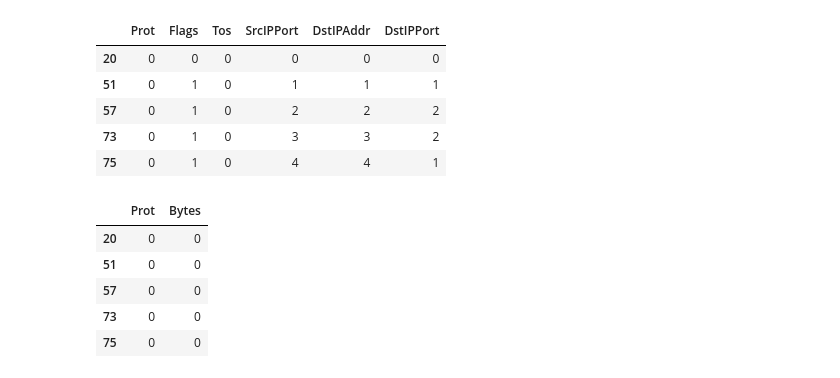
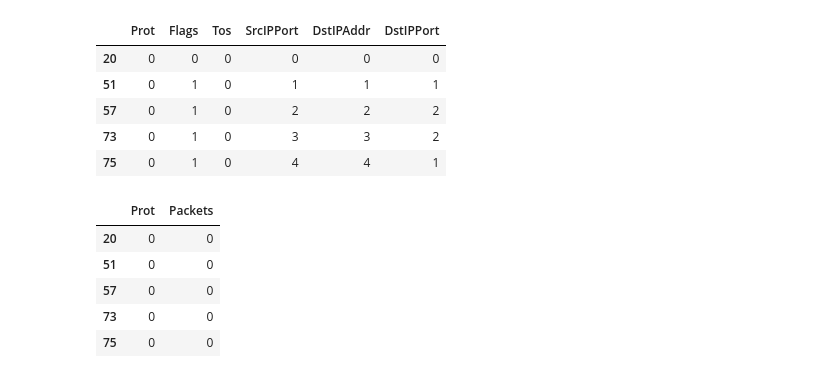
Before and after one commit to marius-pop0/CybeDataAnlaytics, a Jupyter notebook: Assignment3/flow_discretization.ipynb, the cells around one changed output. Saved outputs shown, nothing was run; the diff lists cells and outputs as text; code cells hidden in the pictures.

```diff
--- a/Assignment3/flow_discretization.ipynb
+++ b/Assignment3/flow_discretization.ipynb
@@ -90,15 +90,15 @@ See the caveats in the documentation: http://pandas.pydata.org/pandas-docs/stabl
 | 75 | 0 | 1 | 0 | 4 | 4 | 1 |
 # %%
 df_discrete = pd.concat([df_text, df_numerical], axis=1)
-df_discrete = df_discrete[['Prot','Bytes']]
+df_discrete = df_discrete[['Prot','Packets']]
 code = 0
 spaceSize = 1
 for column in df_discrete:
     spaceSize = spaceSize * df_discrete[column].value_counts(dropna=True).count()
 
 df_discrete.head()
 # %% [output]
-|  | Prot | Bytes |
+|  | Prot | Packets |
 | 20 | 0 | 0 |
 | 51 | 0 | 0 |
 | 57 | 0 | 0 |
```
Also changed, not shown: parts of 3 cells of this notebook, 2 other files.
